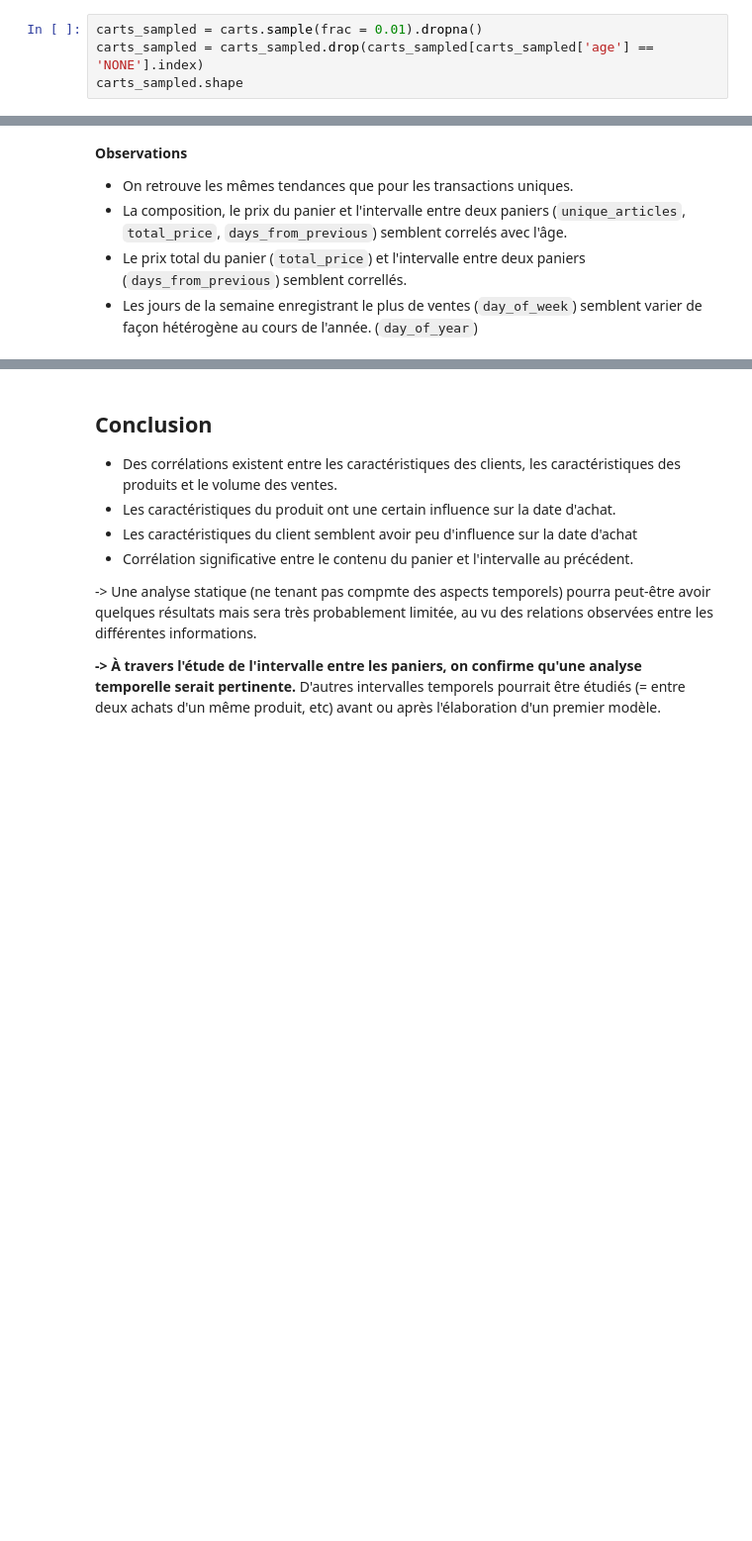
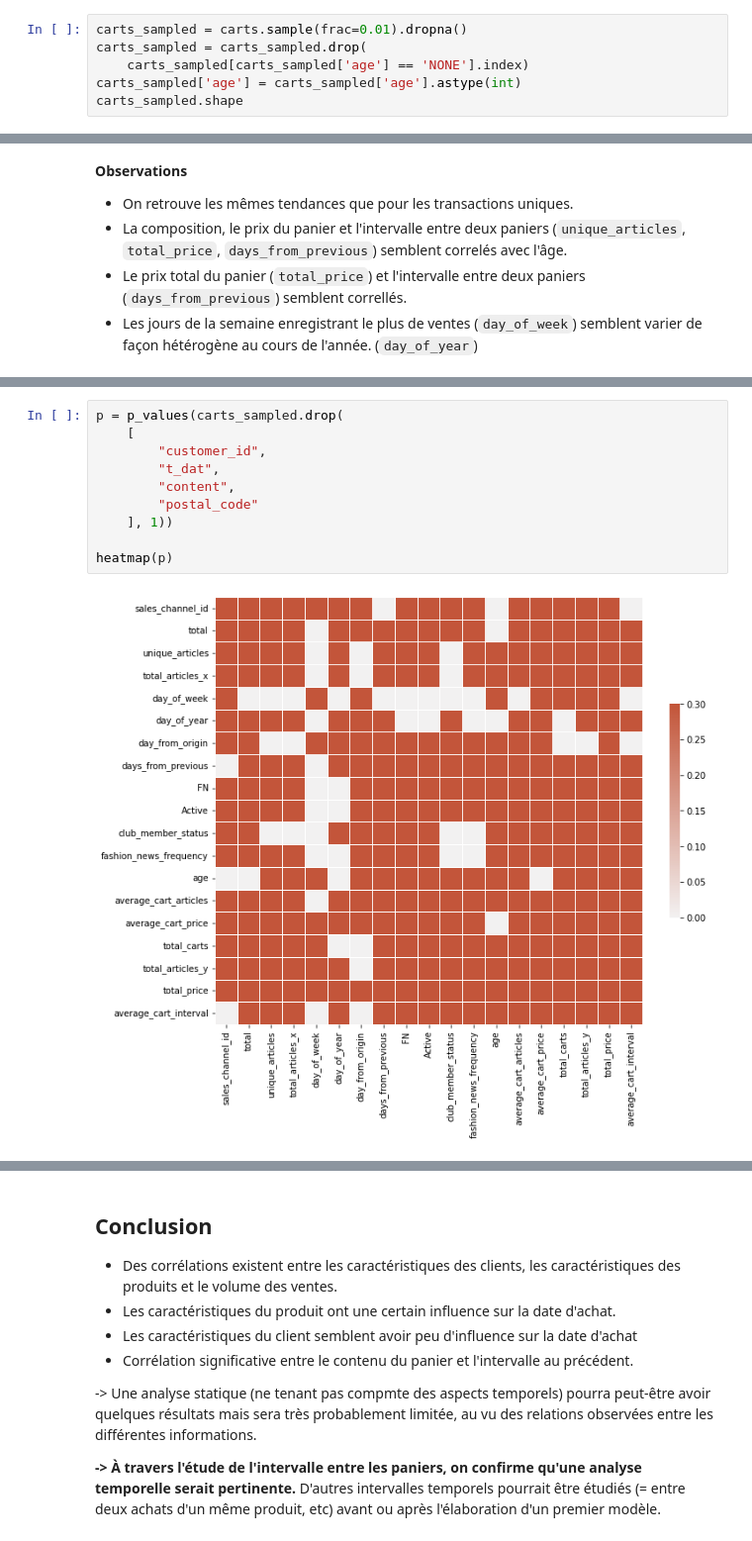
Before and after one commit to treb93/pyhm, a Jupyter notebook: analytics_transactions.ipynb, the cells around one changed output, grey strips where cells are left out. Shown at 99% size. Drawn from its saved outputs; the diff is of its cells as text; blank space fills up the shorter version.

```diff
--- a/analytics_transactions.ipynb
+++ b/analytics_transactions.ipynb
@@ -257,7 +345,9 @@ sns.heatmap(np.abs(corr), cmap=cmap, vmax=.3, center=0,
 # %%
 carts = pd.read_pickle('pickles/carts_all_infos')
 # %%
-carts_sampled = carts.sample(frac = 0.01).dropna()
-carts_sampled = carts_sampled.drop(carts_sampled[carts_sampled['age'] == 'NONE'].index)
+carts_sampled = carts.sample(frac=0.01).dropna()
+carts_sampled = carts_sampled.drop(
+    carts_sampled[carts_sampled['age'] == 'NONE'].index)
+carts_sampled['age'] = carts_sampled['age'].astype(int)
 carts_sampled.shape
 # %% [output]
@@ -337,2 +459,14 @@ sns.heatmap(np.abs(corr), cmap=cmap, vmax=.3, center=0,
+# %%
+p = p_values(carts_sampled.drop(
+    [
+        "customer_id",
+        "t_dat",
+        "content",
+        "postal_code"
+    ], 1))
+
+heatmap(p)
+# %% [output]
+[figure, added]
 # %% [markdown]
 **Observations**
```
Also changed, not shown: parts of 28 cells of this notebook.
